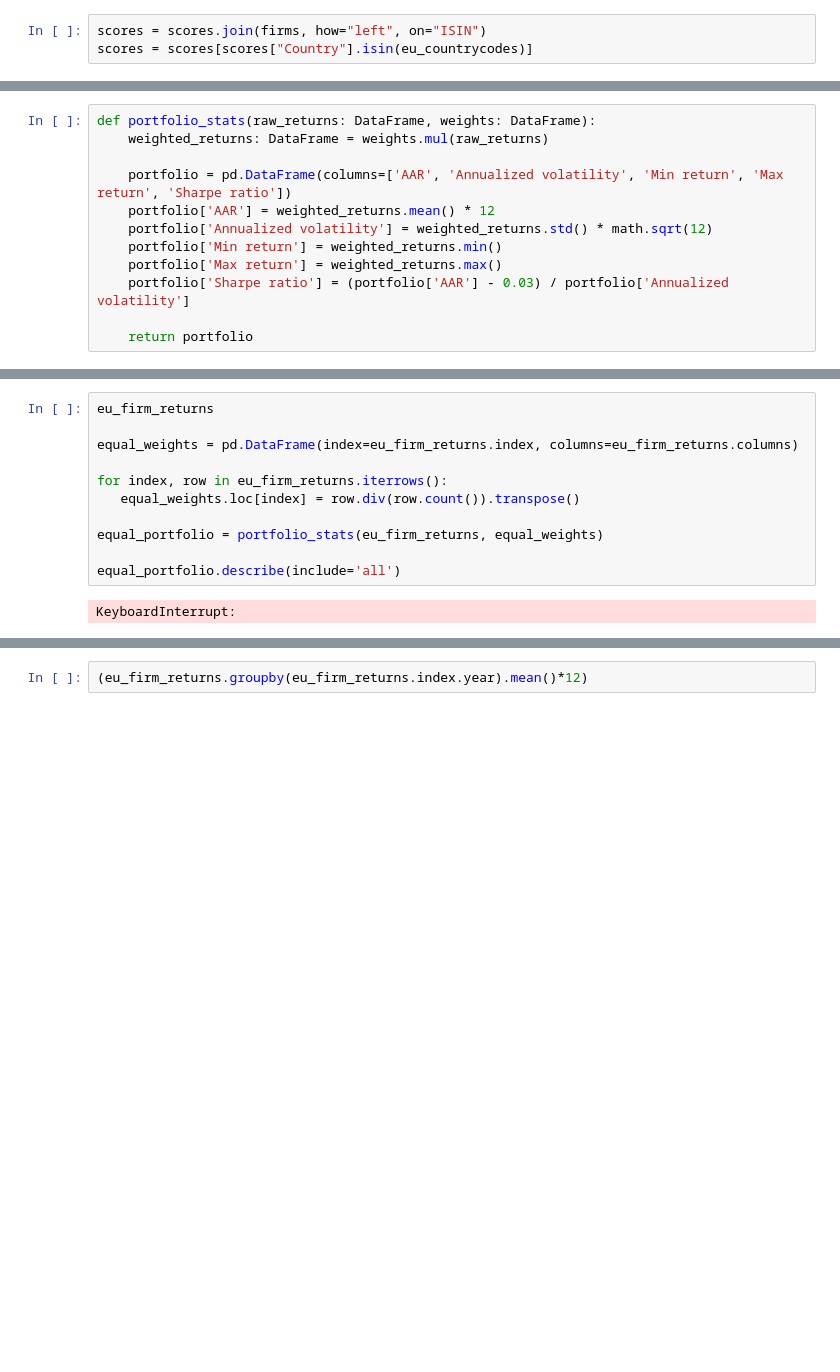
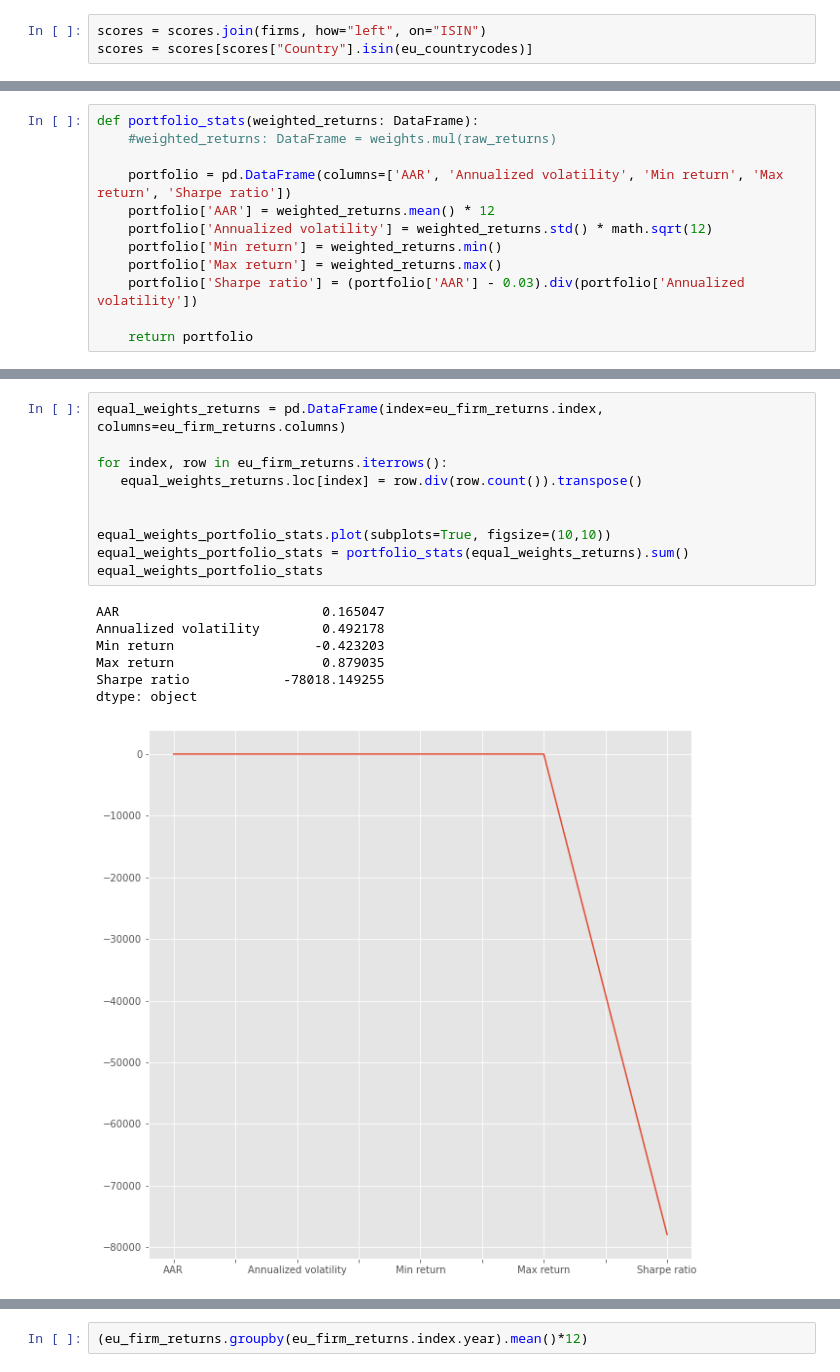
Before and after one commit to 0xMarmelade/FIN-429-Sustainable-finance, a Jupyter notebook: h1.ipynb, the cells around one changed output, grey strips where cells are left out. Saved outputs shown, nothing was run; the diff lists cells and outputs as text; blank space fills up the shorter version.

```diff
--- a/h1.ipynb
+++ b/h1.ipynb
@@ -50,13 +72,13 @@ volatility and comment on the observed correlation. (5 points)
 Form an equally-weighted and value-weighted portfolio with monthly rebalancing. Report the following statistics for both portfolios: annualized average return, annualized volatility, minimum return, maximum return, and Sharpe ratio. Plot the time series of returns for both portfolios. (10 points)
 # %%
-def portfolio_stats(raw_returns: DataFrame, weights: DataFrame):
-    weighted_returns: DataFrame = weights.mul(raw_returns)
+def portfolio_stats(weighted_returns: DataFrame):
+    #weighted_returns: DataFrame = weights.mul(raw_returns)
 
     portfolio = pd.DataFrame(columns=['AAR', 'Annualized volatility', 'Min return', 'Max return', 'Sharpe ratio'])
     portfolio['AAR'] = weighted_returns.mean() * 12
     portfolio['Annualized volatility'] = weighted_returns.std() * math.sqrt(12)
     portfolio['Min return'] = weighted_returns.min()
     portfolio['Max return'] = weighted_returns.max()
-    portfolio['Sharpe ratio'] = (portfolio['AAR'] - 0.03) / portfolio['Annualized volatility']
+    portfolio['Sharpe ratio'] = (portfolio['AAR'] - 0.03).div(portfolio['Annualized volatility'])
 
     return portfolio
@@ -63,13 +87,18 @@ def portfolio_stats(raw_returns: DataFrame, weights: DataFrame):
 # %%
-eu_firm_returns
-
-equal_weights = pd.DataFrame(index=eu_firm_returns.index, columns=eu_firm_returns.columns)
+equal_weights_returns = pd.DataFrame(index=eu_firm_returns.index, columns=eu_firm_returns.columns)
 
 for index, row in eu_firm_returns.iterrows():
-   equal_weights.loc[index] = row.div(row.count()).transpose()
+   equal_weights_returns.loc[index] = row.div(row.count()).transpose()
 
-equal_portfolio = portfolio_stats(eu_firm_returns, equal_weights)
 
-equal_portfolio.describe(include='all')
+equal_weights_portfolio_stats.plot(subplots=True, figsize=(10,10))
+equal_weights_portfolio_stats = portfolio_stats(equal_weights_returns).sum()
+equal_weights_portfolio_stats
 # %% [output]
-KeyboardInterrupt:
+AAR                          0.165047
+Annualized volatility        0.492178
+Min return                  -0.423203
+Max return                   0.879035
+Sharpe ratio            -78018.149255
+dtype: object
+[figure, added]
```
Also changed, not shown: parts of 22 cells of this notebook, 13 other files.
